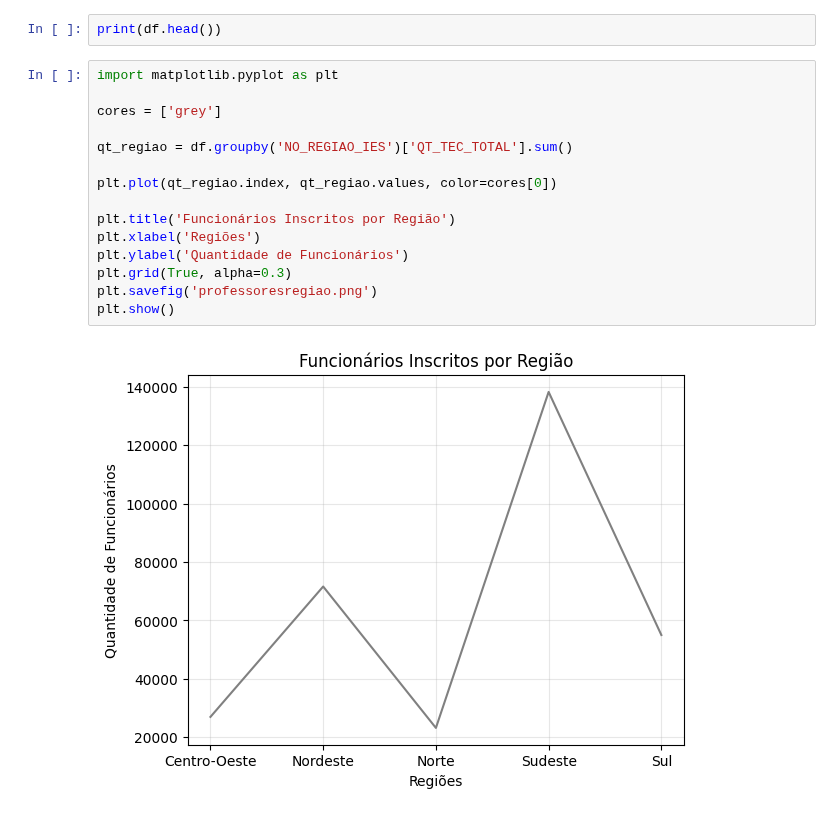
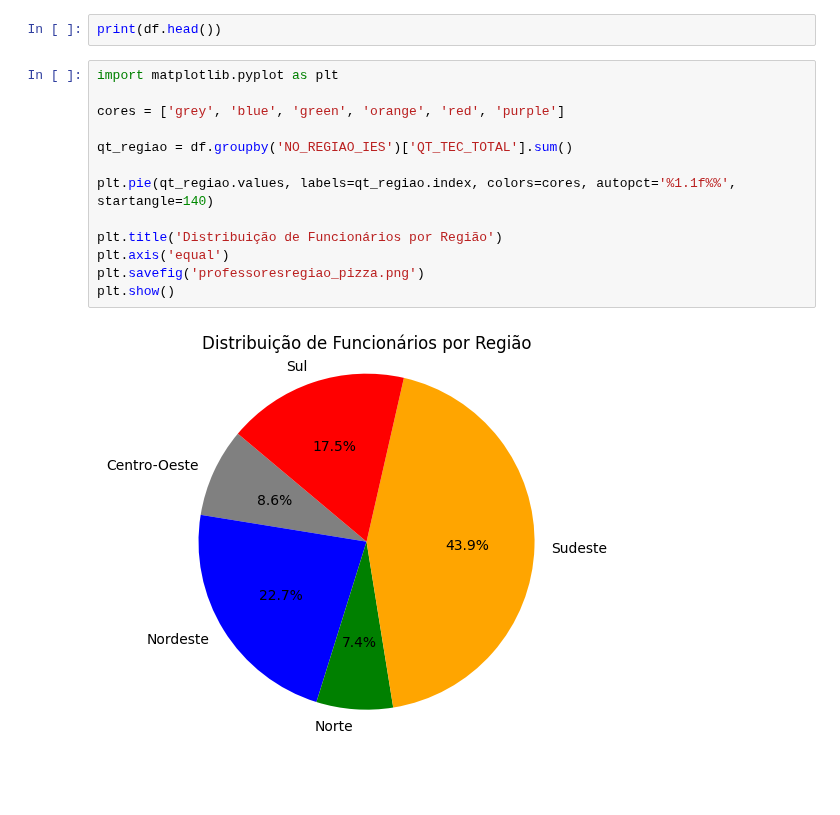
Before and after one commit to biancamartinelli/curso-kick-turmaF, a Jupyter notebook: Projeto Final Python/Projeto Python.ipynb, the cells around one changed output. Drawn from its saved outputs; the diff is of its cells as text; blank space fills up the shorter version.

```diff
--- a/Projeto Final Python/Projeto Python.ipynb
+++ b/Projeto Final Python/Projeto Python.ipynb
@@ -14,20 +14,18 @@ print(df.head())
 # %%
 import matplotlib.pyplot as plt
 
-cores = ['grey']
+cores = ['grey', 'blue', 'green', 'orange', 'red', 'purple']
 
 qt_regiao = df.groupby('NO_REGIAO_IES')['QT_TEC_TOTAL'].sum()
 
-plt.plot(qt_regiao.index, qt_regiao.values, color=cores[0])
+plt.pie(qt_regiao.values, labels=qt_regiao.index, colors=cores, autopct='%1.1f%%', startangle=140)
 
-plt.title('Funcionários Inscritos por Região')
-plt.xlabel('Regiões')
-plt.ylabel('Quantidade de Funcionários')
-plt.grid(True, alpha=0.3)
-plt.savefig('professoresregiao.png')
+plt.title('Distribuição de Funcionários por Região')
+plt.axis('equal')
+plt.savefig('professoresregiao_pizza.png')
 plt.show()
 # %% [output]
-[figure, old version]
+[figure, new version]
 # %%
 import matplotlib.pyplot as plt
 
```
Also changed, not shown: parts of 8 cells of this notebook, 18 other files.
